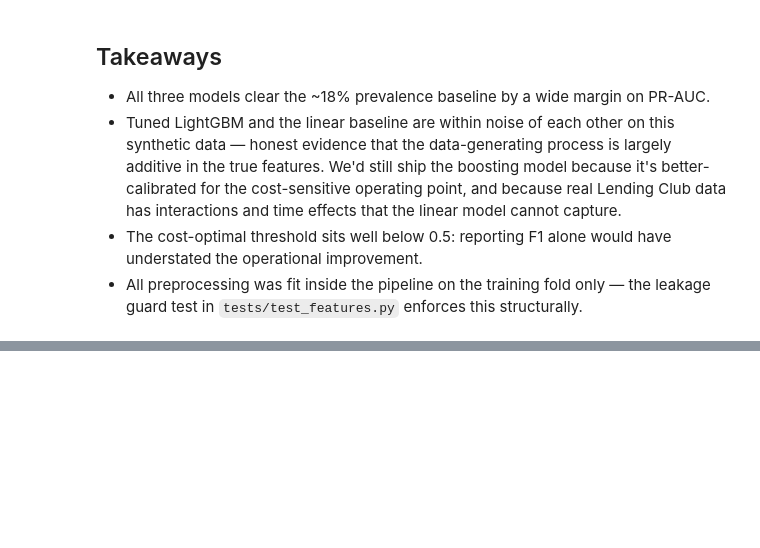
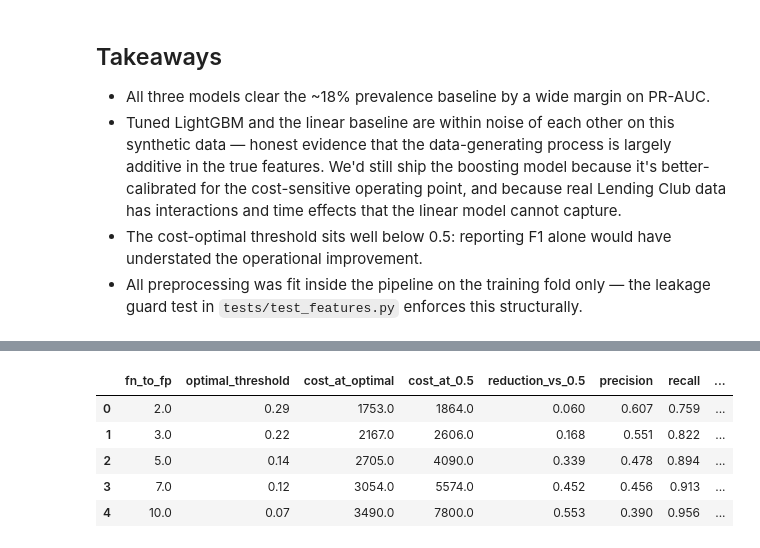
Before and after one commit to jessi-sidhu/credit-risk-modeling, a Jupyter notebook: notebooks/02_modeling.ipynb, the cells around one changed output, grey strips where cells are left out. Drawn from its saved outputs; the diff is of its cells as text; code cells hidden in the pictures; blank space fills up the shorter version.

```diff
--- a/notebooks/02_modeling.ipynb
+++ b/notebooks/02_modeling.ipynb
@@ -155,0 +160,12 @@ Reduction: 33.9%
+# %%
+from src.evaluate import cost_sensitivity
+
+sens = cost_sensitivity(y_te, y_prob_lgb, ratios=(2.0, 3.0, 5.0, 7.0, 10.0))
+sens.round(3)
+# %% [output]
+|  | fn_to_fp | optimal_threshold | cost_at_optimal | cost_at_0.5 | reduction_vs_0.5 | precision | recall | ... |
+| 0 | 2.0 | 0.29 | 1753.0 | 1864.0 | 0.060 | 0.607 | 0.759 | ... |
+| 1 | 3.0 | 0.22 | 2167.0 | 2606.0 | 0.168 | 0.551 | 0.822 | ... |
+| 2 | 5.0 | 0.14 | 2705.0 | 4090.0 | 0.339 | 0.478 | 0.894 | ... |
+| 3 | 7.0 | 0.12 | 3054.0 | 5574.0 | 0.452 | 0.456 | 0.913 | ... |
+| 4 | 10.0 | 0.07 | 3490.0 | 7800.0 | 0.553 | 0.390 | 0.956 | ... |
```
Also changed, not shown: parts of 3 cells of this notebook, 1 other file.
